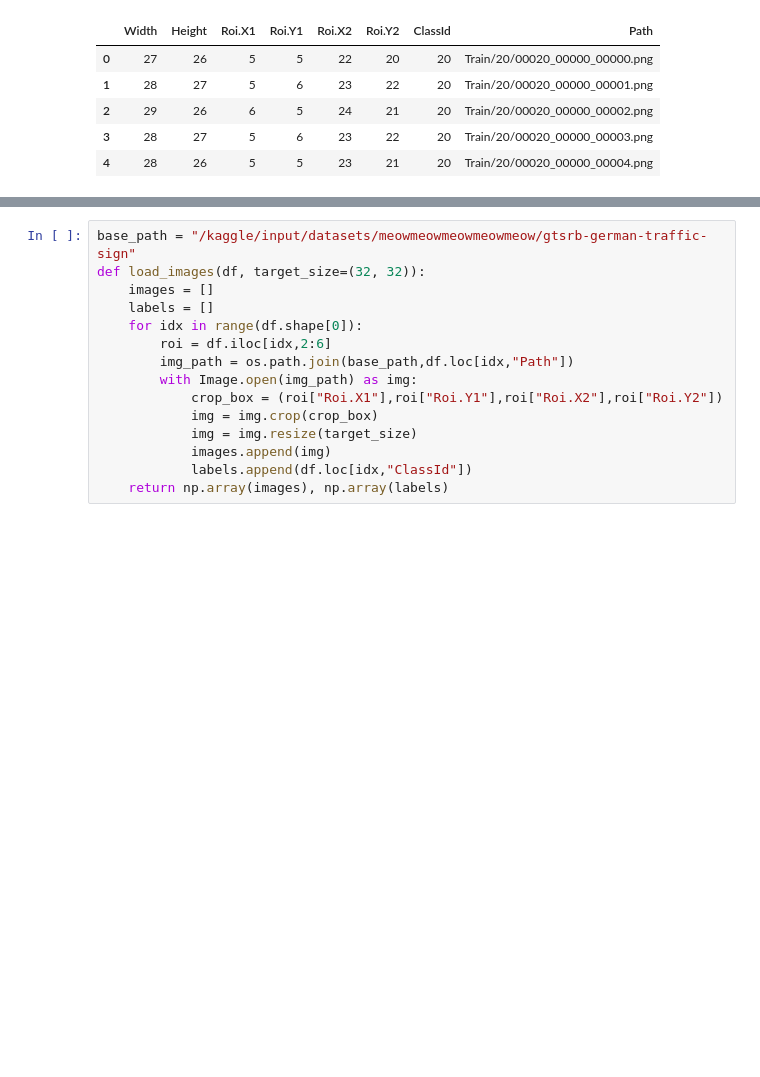
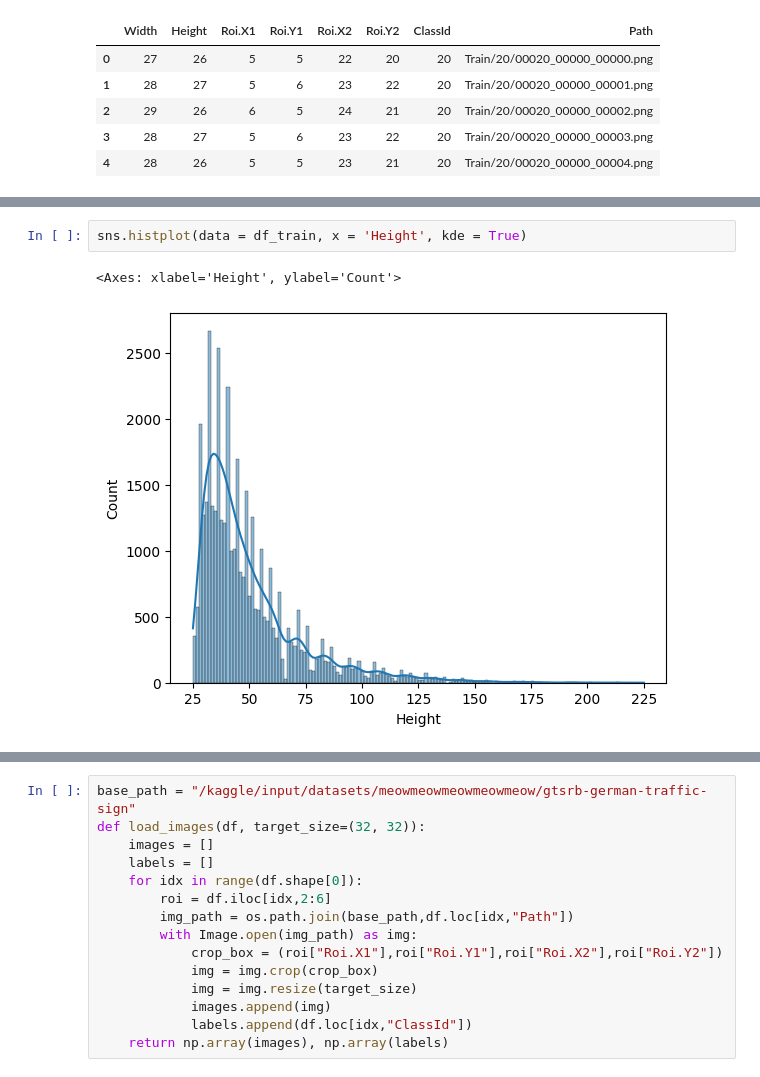
Before and after one commit to NimaGalal/Autonomous-Vehicle-Preception-Module, a Jupyter notebook: german-traffic-sign.ipynb, the cells around one changed output, grey strips where cells are left out. Drawn from its saved outputs; the diff is of its cells as text; blank space fills up the shorter version.

```diff
--- a/german-traffic-sign.ipynb
+++ b/german-traffic-sign.ipynb
@@ -30,0 +75,5 @@ df_train.describe()
+# %%
+sns.histplot(data = df_train, x = 'Height', kde = True)
+# %% [output]
+<Axes: xlabel='Height', ylabel='Count'>
+[figure, added]
```
Also changed, not shown: parts of 34 cells of this notebook, 1 other file.
